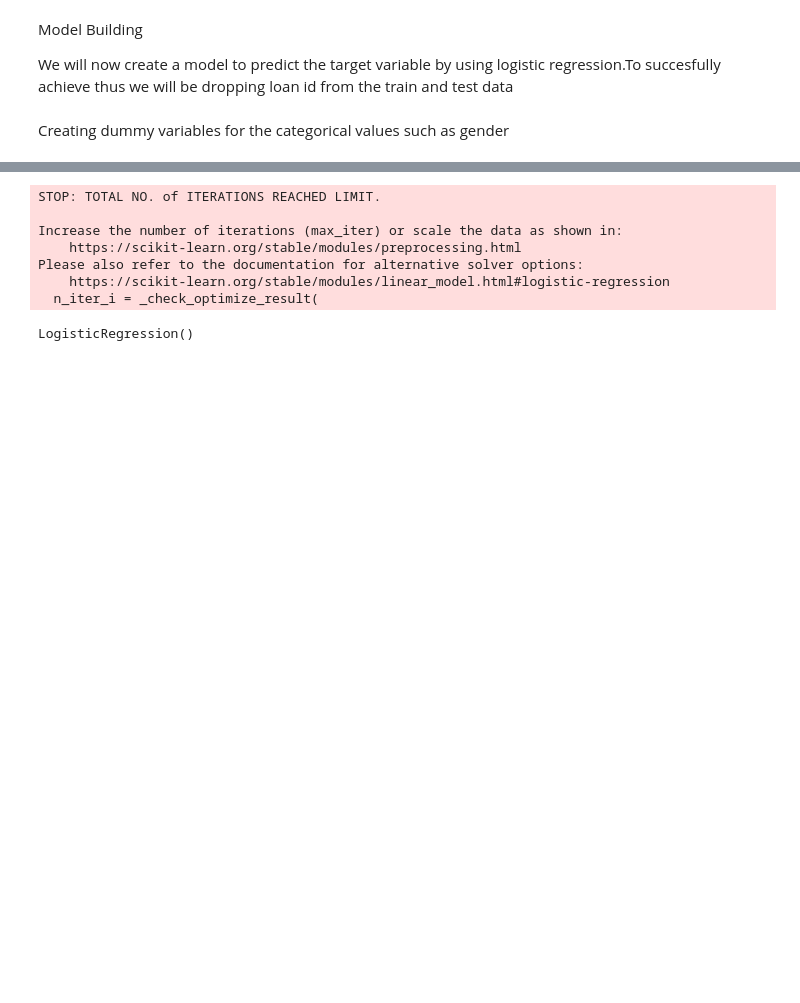
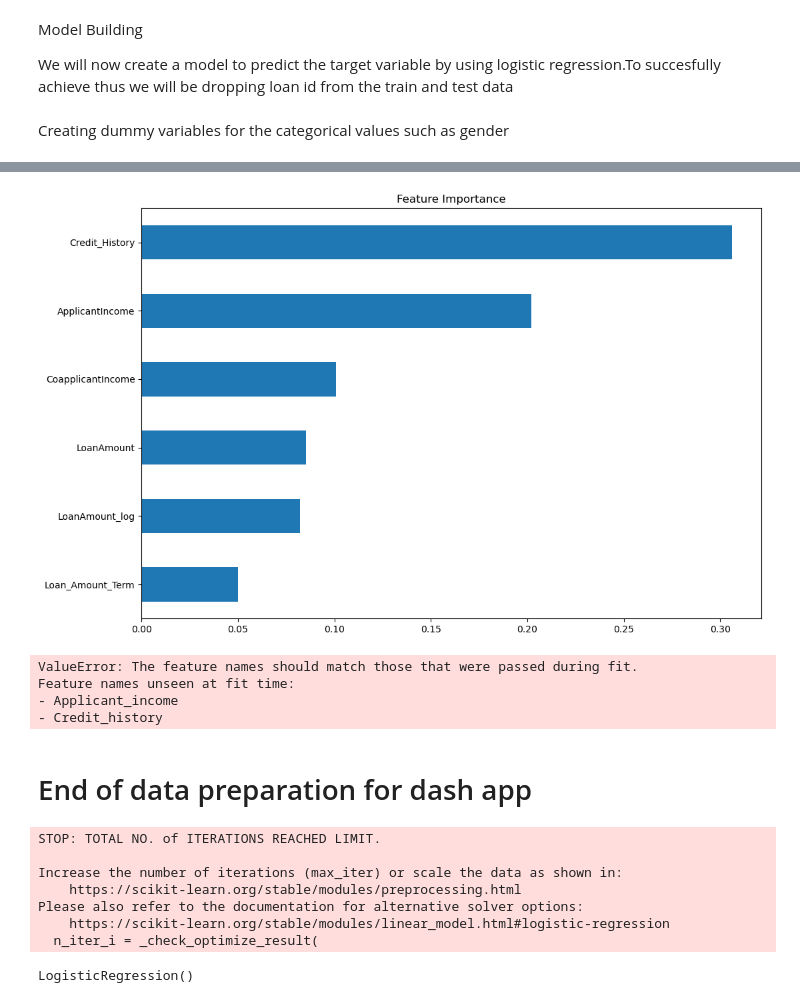
Before and after one commit to AWR-Legend/MLG382-Project-1, a Jupyter notebook: project-1.2/Project1_Final.ipynb, the cells around one changed output, grey strips where cells are left out. Drawn from its saved outputs; the diff is of its cells as text; code cells hidden in the pictures; blank space fills up the shorter version.

Commit message:
Dash app data preperation

```diff
--- a/project-1.2/Project1_Final.ipynb
+++ b/project-1.2/Project1_Final.ipynb
@@ -420,0 +467,19 @@ x_train, x_cv, y_train, y_cv = train_test_split(X,y, test_size=0.3)
+# %%
+from sklearn.ensemble import RandomForestRegressor
+
+
+rf = make_pipeline(
+
+    # encode cat features
+    OneHotEncoder(use_cat_names=True),
+
+    # Imputation
+    SimpleImputer(),
+
+    # build model
+    RandomForestRegressor(
+        random_state=42)
+    )
+
+# fit the model
+rf.fit(x_train, y_train)
@@ -420,0 +594,16 @@ x_train, x_cv, y_train, y_cv = train_test_split(X,y, test_size=0.3)
+# %%
+# Get coefficients of features
+coefficients = rf.named_steps.randomforestregressor.feature_importances_
+
+# Get feature names
+features = rf.named_steps["onehotencoder"].get_feature_names()
+
+# Create a Series of features
+feat_imp = pd.Series(data=coefficients, index=features)
+
+plot_feat_imp = feat_imp.sort_values(ascending=True).tail(6)
+plot_feat_imp.plot(kind="barh", figsize=(12,8))
+plt.title("Feature Importance")
+plt.show()
+# %% [output]
+[figure, added]
@@ -421,3 +625,12 @@ x_train, x_cv, y_train, y_cv = train_test_split(X,y, test_size=0.3)
+# %%
+make_prediction(1, 10000, 1100, 360)
+# %% [output]
+ValueError: The feature names should match those that were passed during fit.
+Feature names unseen at fit time:
+- Applicant_income
+- Credit_history
+# %% [markdown]
+# End of data preparation for dash app
 # %%
 from sklearn.linear_model import LogisticRegression
 from sklearn.metrics import accuracy_score
```
Also changed, not shown: parts of 24 cells of this notebook, 2 other files.
